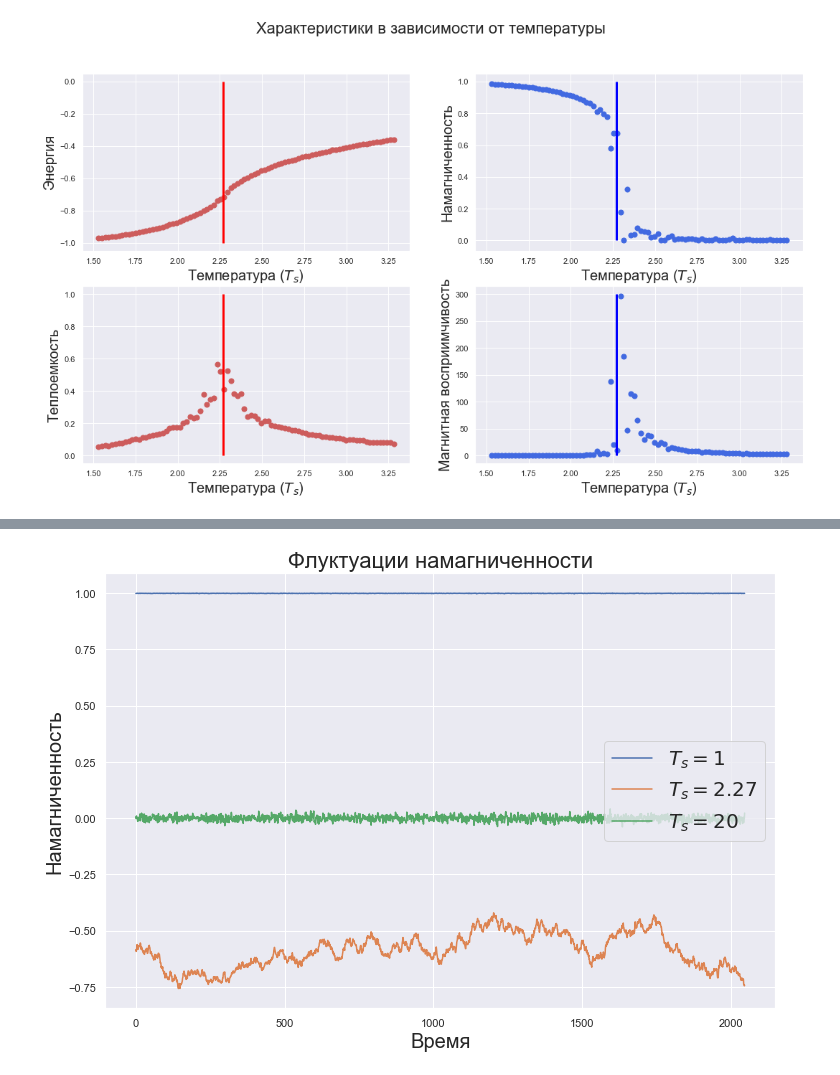
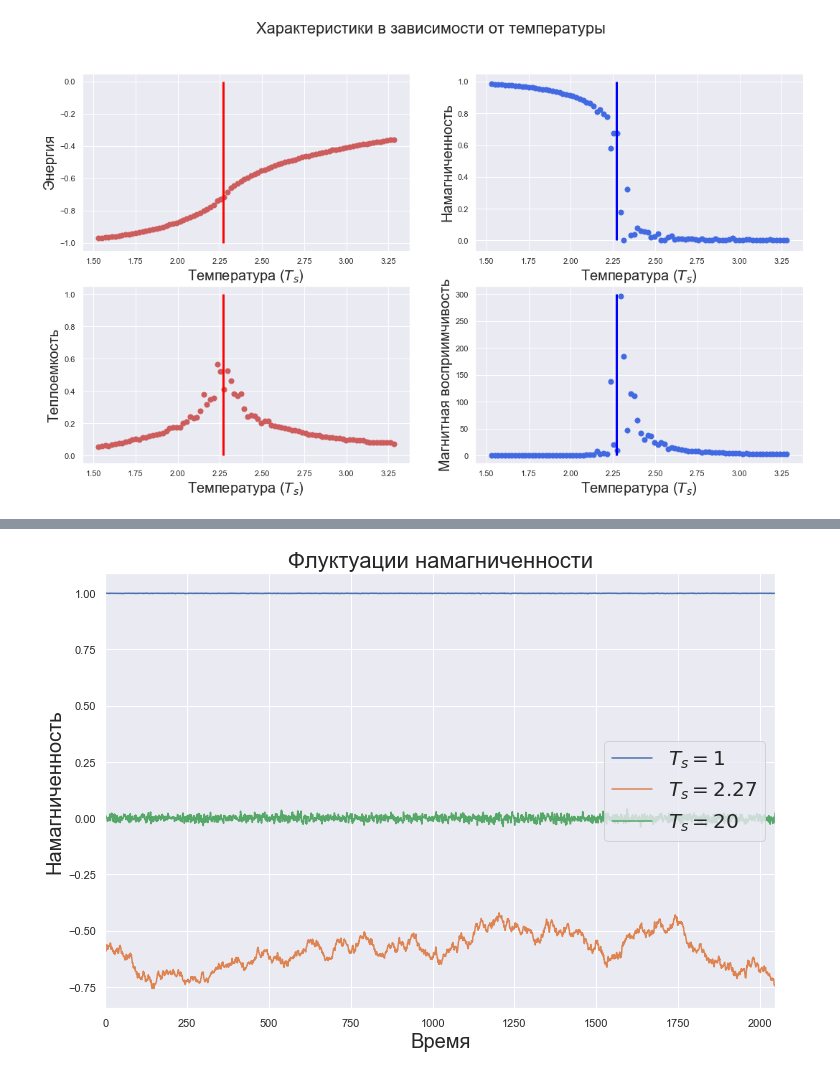
Before and after one commit to elephantmipt/metropolis-mc, a Jupyter notebook: Ising model.ipynb, the cells around one changed output, grey strips where cells are left out. Cells and saved outputs as stored; diff of their text form; code cells hidden in the pictures.

```diff
--- a/Ising model.ipynb
+++ b/Ising model.ipynb
@@ -198,13 +198,14 @@ for t in tqdm([1, 2.27, 20]):
 # %%
 x = list(range(2048))
 plt.figure(figsize=(12,8))
 plt.plot(x, Magn[0], label=r'$T_s = 1$')
 plt.plot(x, Magn[1], label=r'$T_s = 2.27$')
 plt.plot(x, Magn[2], label=r'$T_s = 20$')
 plt.xlabel('Время', fontsize=20)
 plt.ylabel('Намагниченность', fontsize=20)
+plt.xlim(x[0], x[-1])
 plt.title('Флуктуации намагниченности', fontsize=22)
 plt.legend(fontsize=20, loc='center right')
 plt.show()
 # %% [output]
-[figure, old version]
+[figure, new version]
```
Also changed, not shown: 5 other files.
